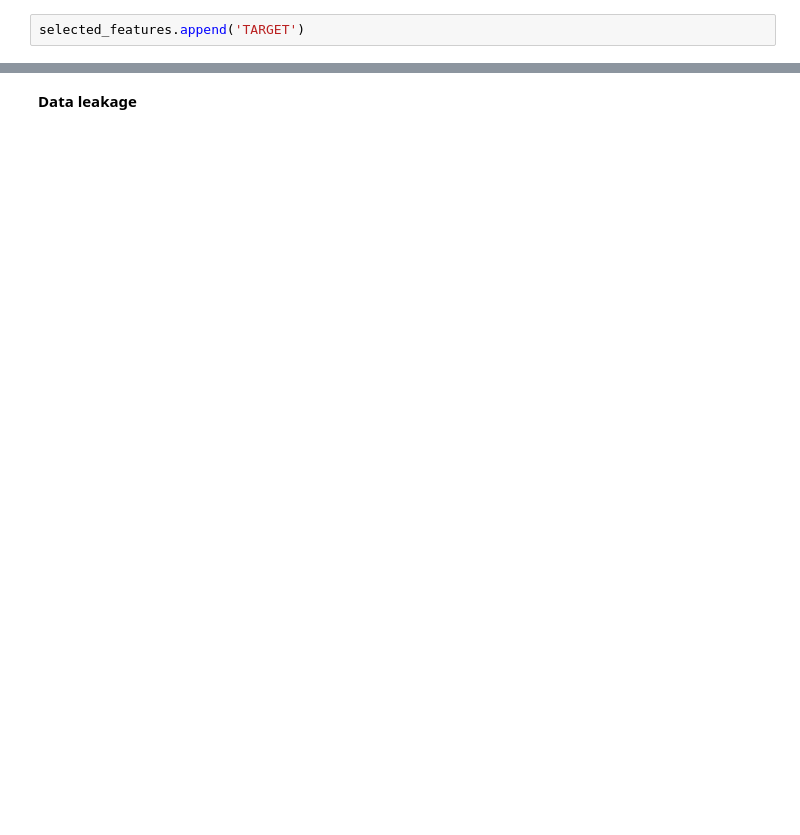
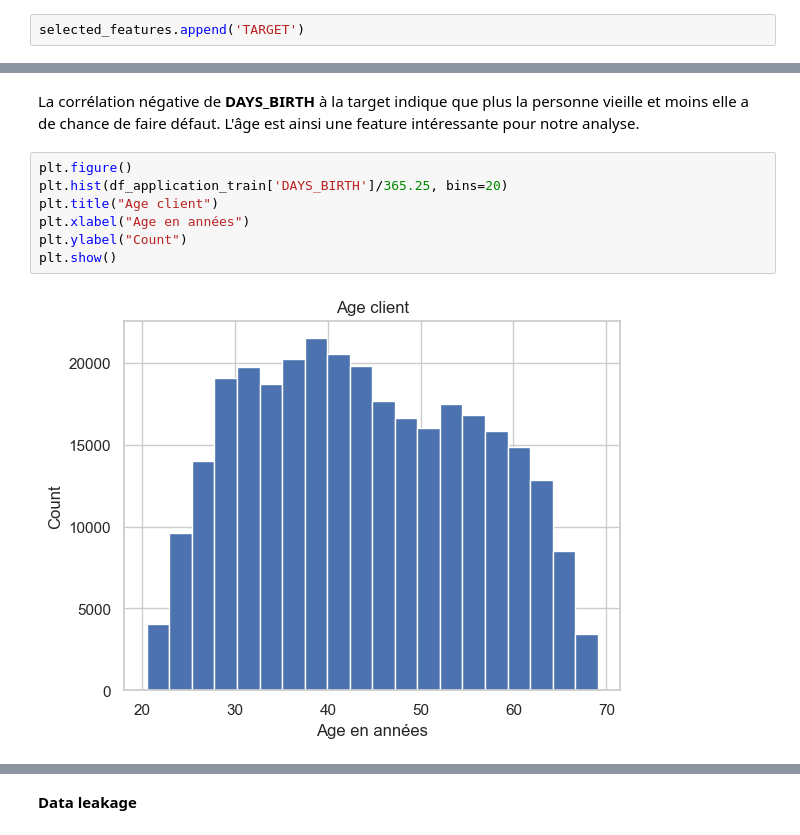
Before and after one commit to Medusix/OCRProject7, a Jupyter notebook: Project 7 - Modélisation.ipynb, the cells around one changed output, grey strips where cells are left out. Cells and saved outputs as stored; diff of their text form; blank space fills up the shorter version.

```diff
--- a/Project 7 - Modélisation.ipynb
+++ b/Project 7 - Modélisation.ipynb
@@ -409,0 +576,11 @@ Si nous utilisons toutes ces variables dans le cadre de la modélisation, nous a
+# %% [markdown]
+La corrélation négative de **DAYS_BIRTH** à la target indique que plus la personne vieille et moins elle a de chance de faire défaut. L'âge est ainsi une feature intéressante pour notre analyse.
+# %%
+plt.figure()
+plt.hist(df_application_train['DAYS_BIRTH']/365.25, bins=20)
+plt.title("Age client")
+plt.xlabel("Age en années")
+plt.ylabel("Count")
+plt.show()
+# %% [output]
+[figure, added]
```
Also changed, not shown: parts of 116 cells of this notebook, 4 other files.
